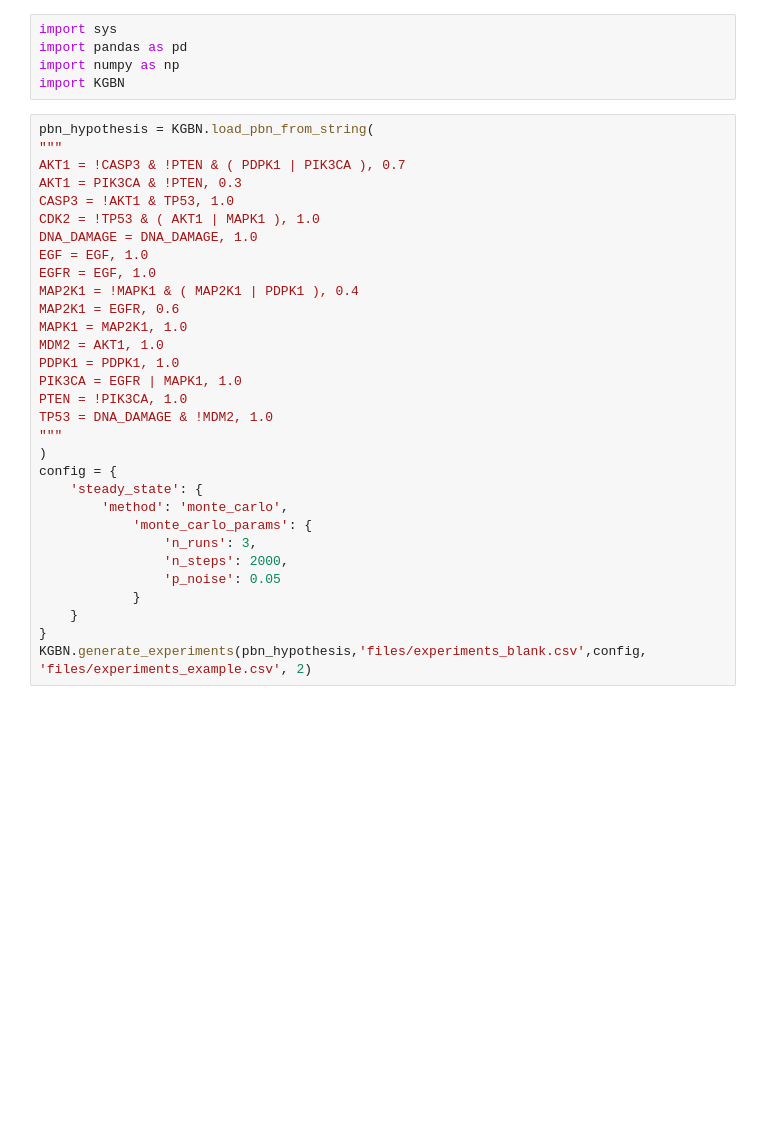
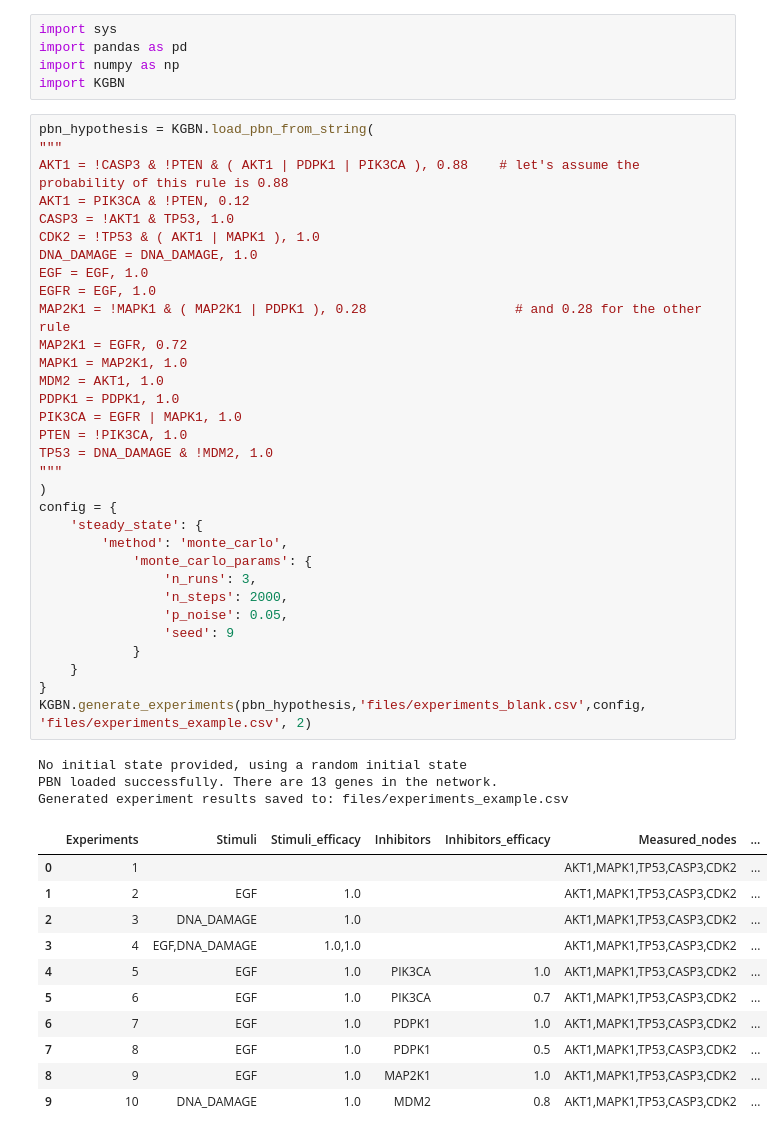
Before and after one commit to IlyaLab/KGBN, a Jupyter notebook: Examples/workflow_example.ipynb, the cells around one changed output. Drawn from its saved outputs; the diff is of its cells as text; blank space fills up the shorter version.

Commit message:
update examples and documentation

```diff
--- a/Examples/workflow_example.ipynb
+++ b/Examples/workflow_example.ipynb
@@ -359,31 +572,47 @@ import KGBN
 # %%
 pbn_hypothesis = KGBN.load_pbn_from_string(
 """
-AKT1 = !CASP3 & !PTEN & ( PDPK1 | PIK3CA ), 0.7
-AKT1 = PIK3CA & !PTEN, 0.3
+AKT1 = !CASP3 & !PTEN & ( AKT1 | PDPK1 | PIK3CA ), 0.88    # let's assume the probability of this rule is 0.88
+AKT1 = PIK3CA & !PTEN, 0.12
 CASP3 = !AKT1 & TP53, 1.0
 CDK2 = !TP53 & ( AKT1 | MAPK1 ), 1.0
 DNA_DAMAGE = DNA_DAMAGE, 1.0
 EGF = EGF, 1.0
 EGFR = EGF, 1.0
-MAP2K1 = !MAPK1 & ( MAP2K1 | PDPK1 ), 0.4
-MAP2K1 = EGFR, 0.6
+MAP2K1 = !MAPK1 & ( MAP2K1 | PDPK1 ), 0.28                   # and 0.28 for the other rule
+MAP2K1 = EGFR, 0.72
 MAPK1 = MAP2K1, 1.0
 MDM2 = AKT1, 1.0
 PDPK1 = PDPK1, 1.0
 PIK3CA = EGFR | MAPK1, 1.0
 PTEN = !PIK3CA, 1.0
 TP53 = DNA_DAMAGE & !MDM2, 1.0
 """
 )
 config = {
     'steady_state': {
         'method': 'monte_carlo',
             'monte_carlo_params': {
                 'n_runs': 3,
                 'n_steps': 2000,
-                'p_noise': 0.05
+                'p_noise': 0.05,
+                'seed': 9
             }
     }
 }
 KGBN.generate_experiments(pbn_hypothesis,'files/experiments_blank.csv',config, 'files/experiments_example.csv', 2)
+# %% [output]
+No initial state provided, using a random initial state
+PBN loaded successfully. There are 13 genes in the network.
+Generated experiment results saved to: files/experiments_example.csv
+|  | Experiments | Stimuli | Stimuli_efficacy | Inhibitors | Inhibitors_efficacy | Measured_nodes | ... |
+| 0 | 1 |  |  |  |  | AKT1,MAPK1,TP53,CASP3,CDK2 | ... |
+| 1 | 2 | EGF | 1.0 |  |  | AKT1,MAPK1,TP53,CASP3,CDK2 | ... |
+| 2 | 3 | DNA_DAMAGE | 1.0 |  |  | AKT1,MAPK1,TP53,CASP3,CDK2 | ... |
+| 3 | 4 | EGF,DNA_DAMAGE | 1.0,1.0 |  |  | AKT1,MAPK1,TP53,CASP3,CDK2 | ... |
+| 4 | 5 | EGF | 1.0 | PIK3CA | 1.0 | AKT1,MAPK1,TP53,CASP3,CDK2 | ... |
+| 5 | 6 | EGF | 1.0 | PIK3CA | 0.7 | AKT1,MAPK1,TP53,CASP3,CDK2 | ... |
+| 6 | 7 | EGF | 1.0 | PDPK1 | 1.0 | AKT1,MAPK1,TP53,CASP3,CDK2 | ... |
+| 7 | 8 | EGF | 1.0 | PDPK1 | 0.5 | AKT1,MAPK1,TP53,CASP3,CDK2 | ... |
+| 8 | 9 | EGF | 1.0 | MAP2K1 | 1.0 | AKT1,MAPK1,TP53,CASP3,CDK2 | ... |
+| 9 | 10 | DNA_DAMAGE | 1.0 | MDM2 | 0.8 | AKT1,MAPK1,TP53,CASP3,CDK2 | ... |
```
Also changed, not shown: parts of 24 cells of this notebook, 12 other files.
